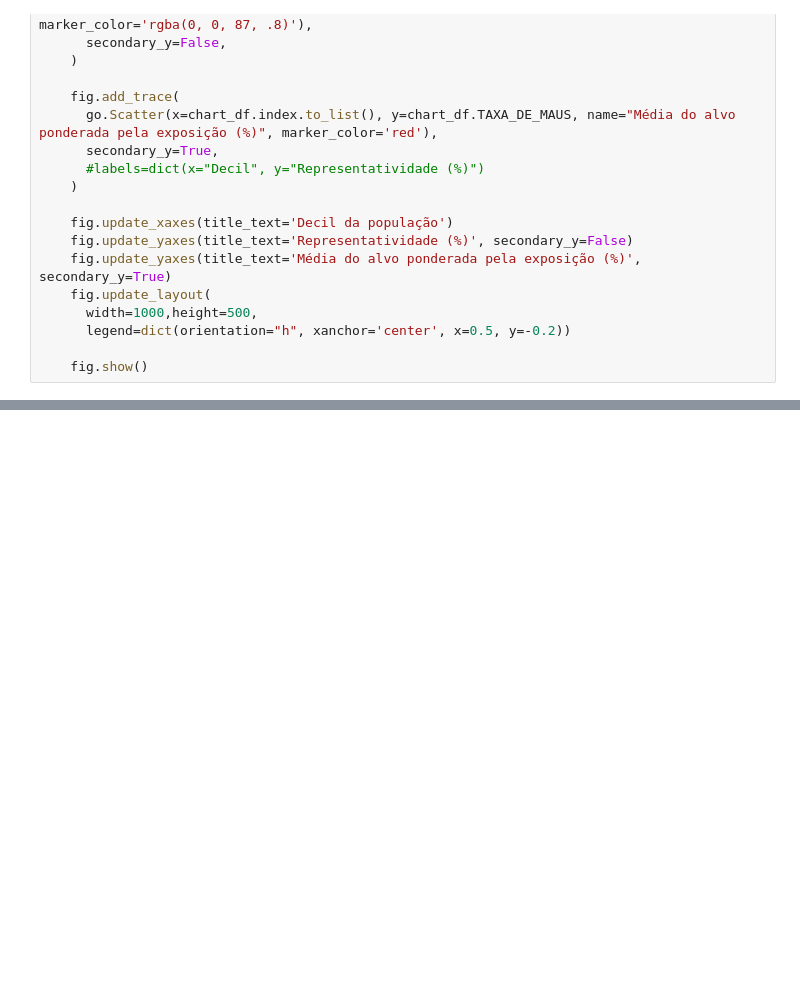
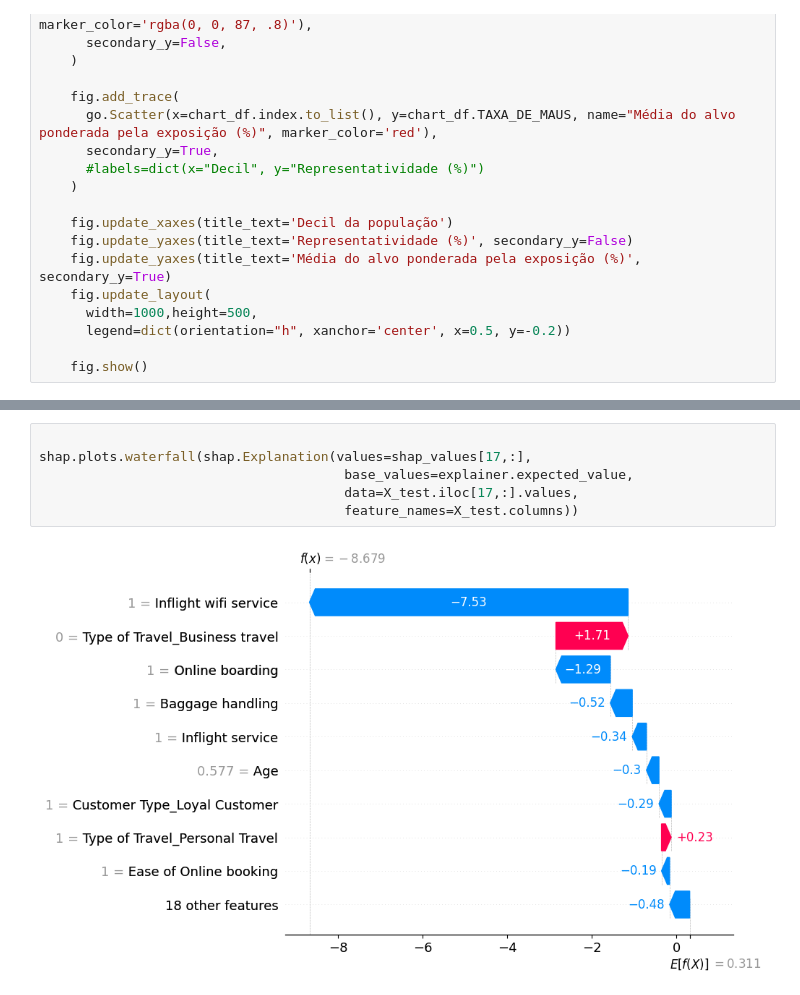
Before and after one commit to w-alves/airline-passenger-satisfaction, a Jupyter notebook: xgb_model.ipynb, the cells around one changed output, grey strips where cells are left out. Drawn from its saved outputs; the diff is of its cells as text; blank space fills up the shorter version.

```diff
--- a/xgb_model.ipynb
+++ b/xgb_model.ipynb
@@ -295,0 +347,8 @@ fig.show()
+# %%
+
+shap.plots.waterfall(shap.Explanation(values=shap_values[17,:],
+                                       base_values=explainer.expected_value,
+                                       data=X_test.iloc[17,:].values,
+                                       feature_names=X_test.columns))
+# %% [output]
+[figure, added]
```
Also changed, not shown: parts of 9 cells of this notebook.
